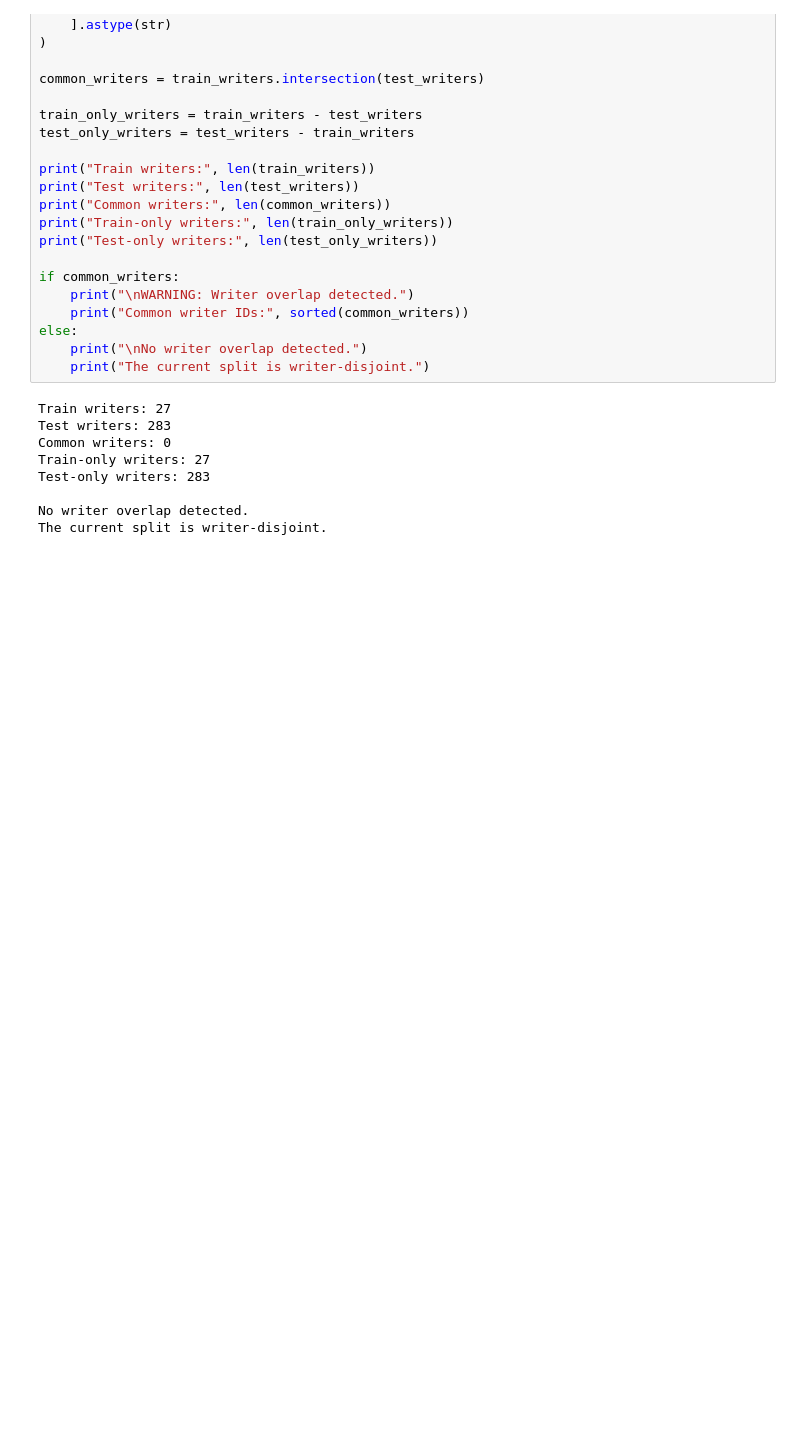
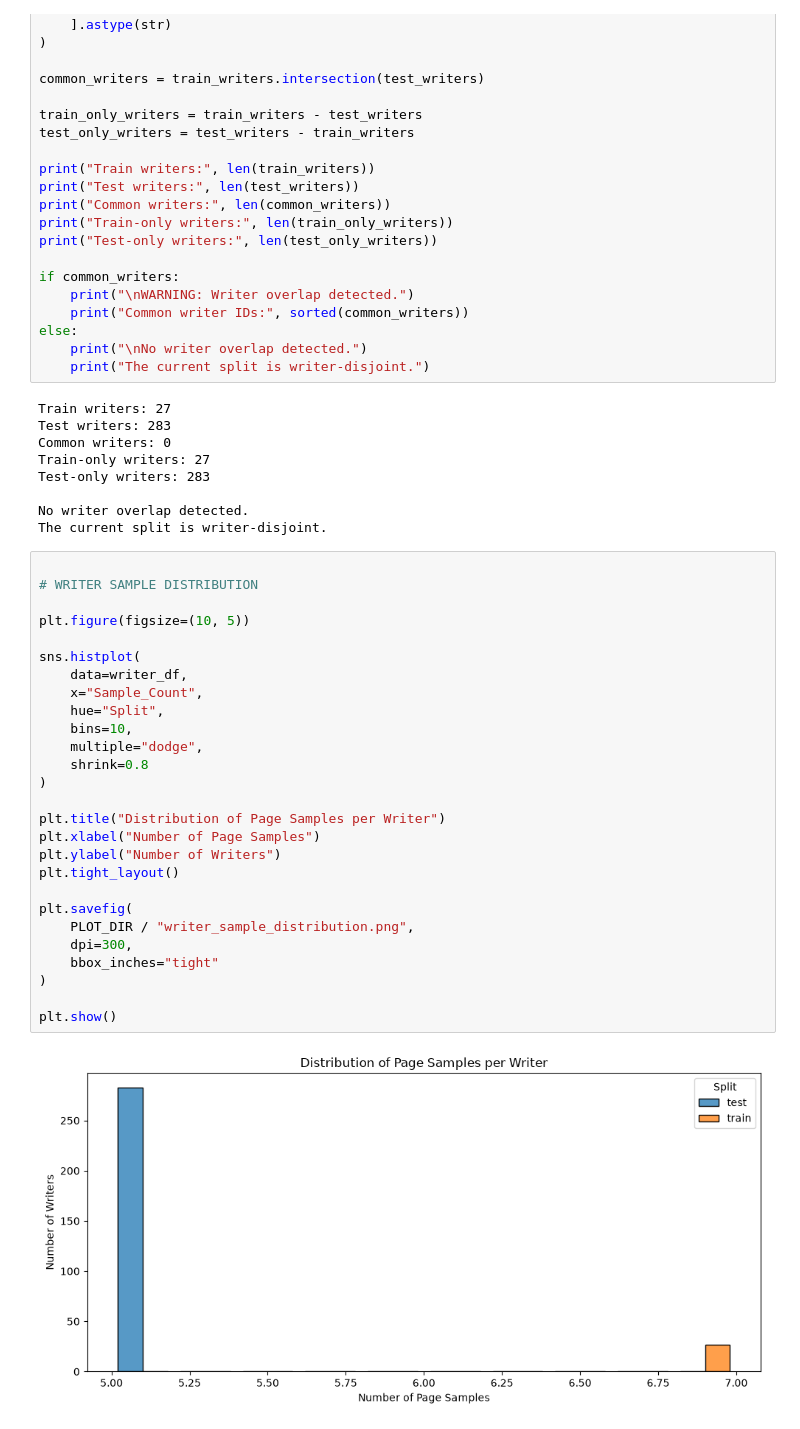
Before and after one commit to greeshavaishnavi09/WriterLens, a Jupyter notebook: research/03.eda.ipynb, the cells around one changed output. Cells and saved outputs as stored; diff of their text form; blank space fills up the shorter version.

```diff
--- a/research/03.eda.ipynb
+++ b/research/03.eda.ipynb
@@ -404,3 +404,32 @@ Test-only writers: 283
 
 No writer overlap detected.
 The current split is writer-disjoint.
+# %%
+
+# WRITER SAMPLE DISTRIBUTION
+
+plt.figure(figsize=(10, 5))
+
+sns.histplot(
+    data=writer_df,
+    x="Sample_Count",
+    hue="Split",
+    bins=10,
+    multiple="dodge",
+    shrink=0.8
+)
+
+plt.title("Distribution of Page Samples per Writer")
+plt.xlabel("Number of Page Samples")
+plt.ylabel("Number of Writers")
+plt.tight_layout()
+
+plt.savefig(
+    PLOT_DIR / "writer_sample_distribution.png",
+    dpi=300,
+    bbox_inches="tight"
+)
+
+plt.show()
+# %% [output]
+[figure, added]
```
Also changed, not shown: parts of 1 cell of this notebook.
